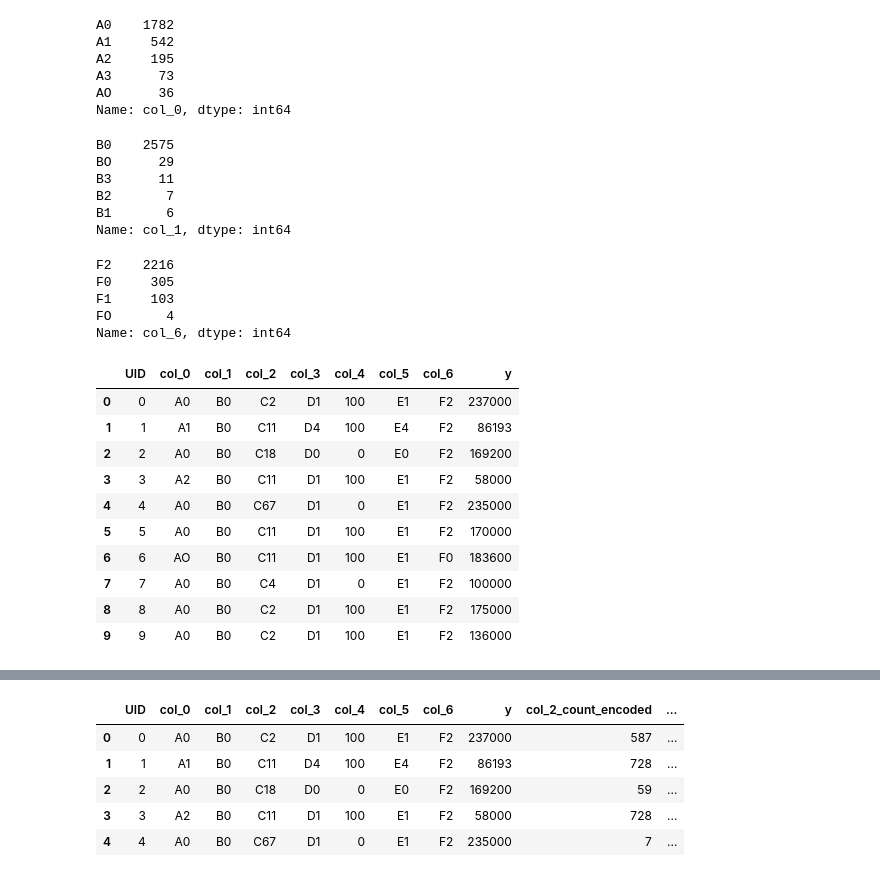
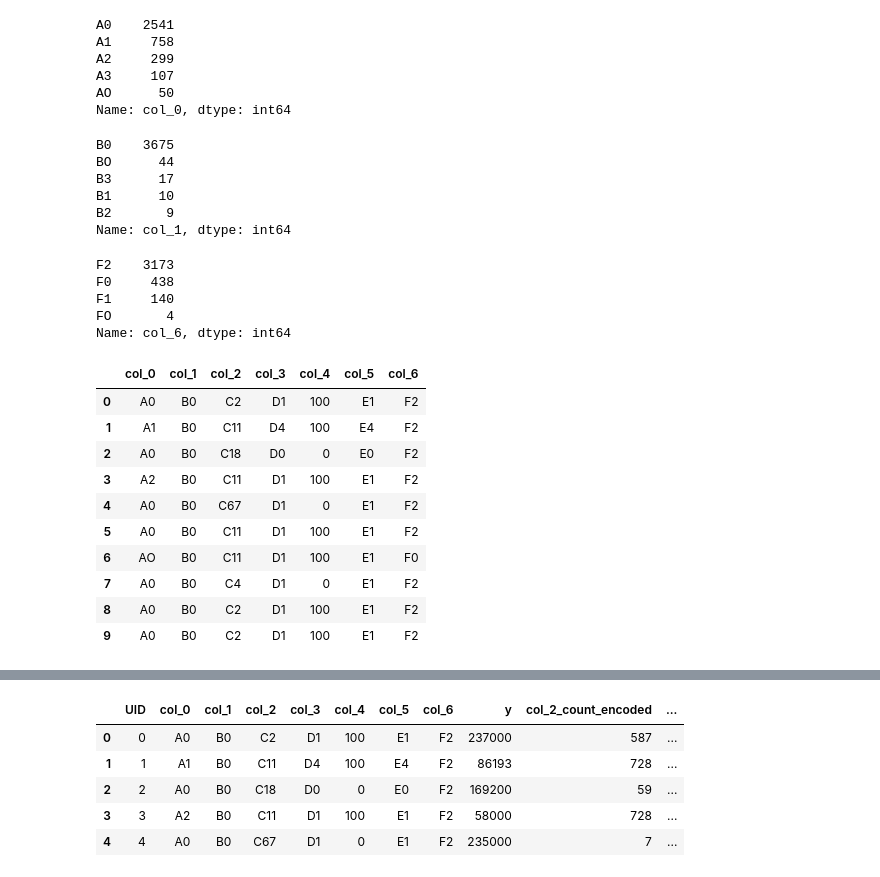
Before and after one commit to Mubassir1820/Kaggle_competition, a Jupyter notebook: Kaggle_comp.ipynb, the cells around one changed output, grey strips where cells are left out. Cells and saved outputs as stored; diff of their text form; code cells hidden in the pictures.

```diff
--- a/Kaggle_comp.ipynb
+++ b/Kaggle_comp.ipynb
@@ -200,0 +228,5 @@ dtype: int64
+# %%
+# Replace the missing values with mode
+combined['col_0'].fillna(combined['col_0'].mode()[0], inplace=True)
+combined['col_1'].fillna(combined['col_1'].mode()[0], inplace=True)
+combined['col_6'].fillna(combined['col_6'].mode()[0], inplace=True)
@@ -206,48 +249,48 @@ def preprocess(text):
   text = re.sub('[a-z^\s]','',text)
   return text
 # %%
-df['col_0'] = df['col_0'].map(preprocess)
+combined['col_0'] = combined['col_0'].map(preprocess)
 # %%
-df['col_0'].value_counts()
+combined['col_0'].value_counts()
 # %% [output]
-A0    1782
-A1     542
-A2     195
-A3      73
-AO      36
+A0    2541
+A1     758
+A2     299
+A3     107
+AO      50
 Name: col_0, dtype: int64
 # %%
-df['col_1'] = df['col_1'].map(preprocess)
+combined['col_1'] = combined['col_1'].map(preprocess)
 # %%
-df['col_1'].value_counts()
+combined['col_1'].value_counts()
 # %% [output]
-B0    2575
-BO      29
-B3      11
-B2       7
-B1       6
+B0    3675
+BO      44
+B3      17
+B1      10
+B2       9
 Name: col_1, dtype: int64
 # %%
-df['col_6'] = df['col_6'].map(preprocess)
+combined['col_6'] = combined['col_6'].map(preprocess)
 # %%
-df['col_6'].value_counts()
+combined['col_6'].value_counts()
 # %% [output]
-F2    2216
-F0     305
-F1     103
+F2    3173
+F0     438
+F1     140
 FO       4
 Name: col_6, dtype: int64
 # %%
-df.head(10)
+combined.head(10)
 # %% [output]
-|  | UID | col_0 | col_1 | col_2 | col_3 | col_4 | col_5 | col_6 | y |
-| 0 | 0 | A0 | B0 | C2 | D1 | 100 | E1 | F2 | 237000 |
-| 1 | 1 | A1 | B0 | C11 | D4 | 100 | E4 | F2 | 86193 |
-| 2 | 2 | A0 | B0 | C18 | D0 | 0 | E0 | F2 | 169200 |
-| 3 | 3 | A2 | B0 | C11 | D1 | 100 | E1 | F2 | 58000 |
-| 4 | 4 | A0 | B0 | C67 | D1 | 0 | E1 | F2 | 235000 |
-| 5 | 5 | A0 | B0 | C11 | D1 | 100 | E1 | F2 | 170000 |
-| 6 | 6 | AO | B0 | C11 | D1 | 100 | E1 | F0 | 183600 |
-| 7 | 7 | A0 | B0 | C4 | D1 | 0 | E1 | F2 | 100000 |
-| 8 | 8 | A0 | B0 | C2 | D1 | 100 | E1 | F2 | 175000 |
-| 9 | 9 | A0 | B0 | C2 | D1 | 100 | E1 | F2 | 136000 |
+|  | col_0 | col_1 | col_2 | col_3 | col_4 | col_5 | col_6 |
+| 0 | A0 | B0 | C2 | D1 | 100 | E1 | F2 |
+| 1 | A1 | B0 | C11 | D4 | 100 | E4 | F2 |
+| 2 | A0 | B0 | C18 | D0 | 0 | E0 | F2 |
+| 3 | A2 | B0 | C11 | D1 | 100 | E1 | F2 |
+| 4 | A0 | B0 | C67 | D1 | 0 | E1 | F2 |
+| 5 | A0 | B0 | C11 | D1 | 100 | E1 | F2 |
+| 6 | AO | B0 | C11 | D1 | 100 | E1 | F0 |
+| 7 | A0 | B0 | C4 | D1 | 0 | E1 | F2 |
+| 8 | A0 | B0 | C2 | D1 | 100 | E1 | F2 |
+| 9 | A0 | B0 | C2 | D1 | 100 | E1 | F2 |
```
Also changed, not shown: parts of 39 cells of this notebook.
